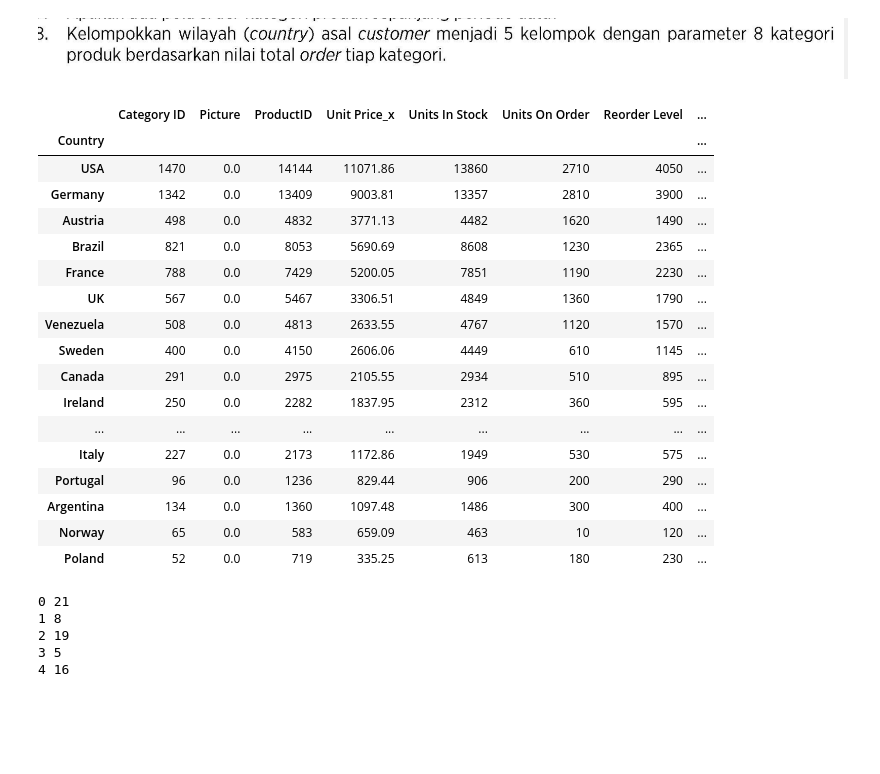
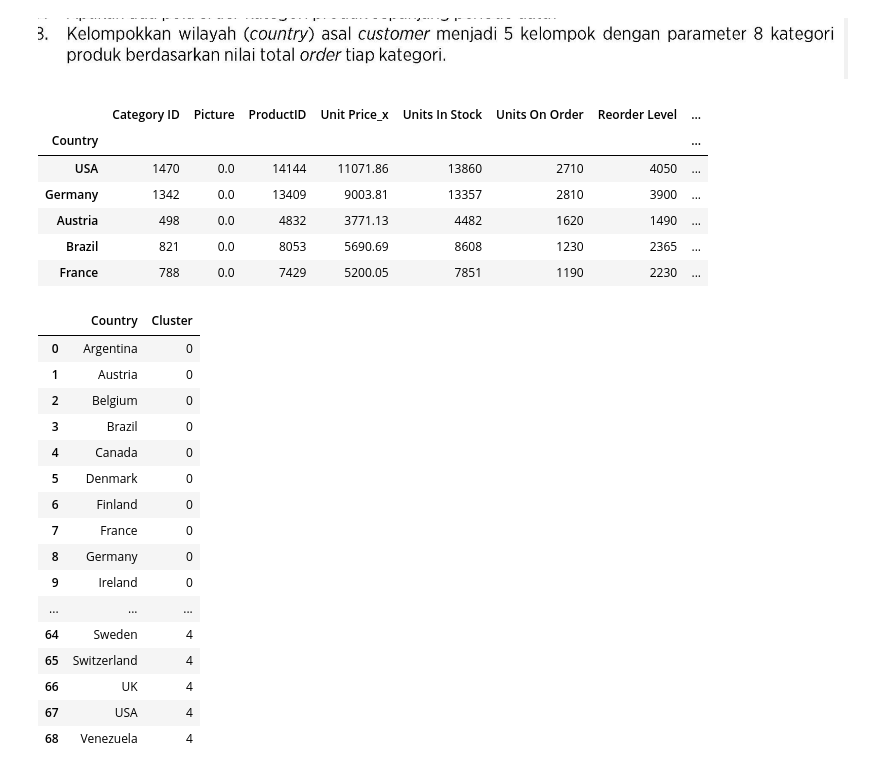
Before and after one commit to StefannusChristian/Data-Mining, a Jupyter notebook: UTS/uts.ipynb, the cells around one changed output. Saved outputs shown, nothing was run; the diff lists cells and outputs as text; code cells hidden in the pictures; blank space fills up the shorter version.

```diff
--- a/UTS/uts.ipynb
+++ b/UTS/uts.ipynb
@@ -437,26 +431,15 @@ Kesimpulannya, data ini memberikan gambaran yang berguna tentang tren jumlah ord
 # %% [markdown]
 ![image.png](embedded-picture-1)
 # %%
-categories_products_order_details_order_customers.groupby(["Country"]).sum().sort_values("Nilai Penjualan",ascending=False)
+categories_products_order_details_order_customers.groupby(["Country"]).sum().sort_values("Nilai Penjualan",ascending=False).head()
 # %% [output]
 |  | Category ID | Picture | ProductID | Unit Price_x | Units In Stock | Units On Order | Reorder Level | ... |
 | Country |  |  |  |  |  |  |  | ... |
 | USA | 1470 | 0.0 | 14144 | 11071.86 | 13860 | 2710 | 4050 | ... |
 | Germany | 1342 | 0.0 | 13409 | 9003.81 | 13357 | 2810 | 3900 | ... |
 | Austria | 498 | 0.0 | 4832 | 3771.13 | 4482 | 1620 | 1490 | ... |
 | Brazil | 821 | 0.0 | 8053 | 5690.69 | 8608 | 1230 | 2365 | ... |
 | France | 788 | 0.0 | 7429 | 5200.05 | 7851 | 1190 | 2230 | ... |
-| UK | 567 | 0.0 | 5467 | 3306.51 | 4849 | 1360 | 1790 | ... |
-| Venezuela | 508 | 0.0 | 4813 | 2633.55 | 4767 | 1120 | 1570 | ... |
-| Sweden | 400 | 0.0 | 4150 | 2606.06 | 4449 | 610 | 1145 | ... |
-| Canada | 291 | 0.0 | 2975 | 2105.55 | 2934 | 510 | 895 | ... |
-| Ireland | 250 | 0.0 | 2282 | 1837.95 | 2312 | 360 | 595 | ... |
-| ... | ... | ... | ... | ... | ... | ... | ... | ... |
-| Italy | 227 | 0.0 | 2173 | 1172.86 | 1949 | 530 | 575 | ... |
-| Portugal | 96 | 0.0 | 1236 | 829.44 | 906 | 200 | 290 | ... |
-| Argentina | 134 | 0.0 | 1360 | 1097.48 | 1486 | 300 | 400 | ... |
-| Norway | 65 | 0.0 | 583 | 659.09 | 463 | 10 | 120 | ... |
-| Poland | 52 | 0.0 | 719 | 335.25 | 613 | 180 | 230 | ... |
 # %%
 # Normalisasi data dengan StandardScaler
 scaler = StandardScaler()
@@ -468,12 +451,24 @@ kmeans = KMeans(n_clusters=5, random_state=0).fit(normalized_df)
 
 # Menambahkan kolom klaster pada DataFrame
 categories_products_order_details_order_customers['Cluster'] = kmeans.fit_predict(normalized_df)
-woi = categories_products_order_details_order_customers.groupby(["Cluster","Country"]).sum().reset_index()
-for i in range(5):
-    print(i,len(woi[(woi["Cluster"] == i)]))
+nomor_8 = categories_products_order_details_order_customers.groupby(["Cluster","Country"]).sum().reset_index()
+pd.set_option('display.max_rows', None)
+nomor_8[["Country","Cluster"]]
 # %% [output]
-0 21
-1 8
-2 19
-3 5
-4 16
+|  | Country | Cluster |
+| 0 | Argentina | 0 |
+| 1 | Austria | 0 |
+| 2 | Belgium | 0 |
+| 3 | Brazil | 0 |
+| 4 | Canada | 0 |
+| 5 | Denmark | 0 |
+| 6 | Finland | 0 |
+| 7 | France | 0 |
+| 8 | Germany | 0 |
+| 9 | Ireland | 0 |
+| ... | ... | ... |
+| 64 | Sweden | 4 |
+| 65 | Switzerland | 4 |
+| 66 | UK | 4 |
+| 67 | USA | 4 |
+| 68 | Venezuela | 4 |
```
Also changed, not shown: parts of 7 cells of this notebook, 1 other file.
